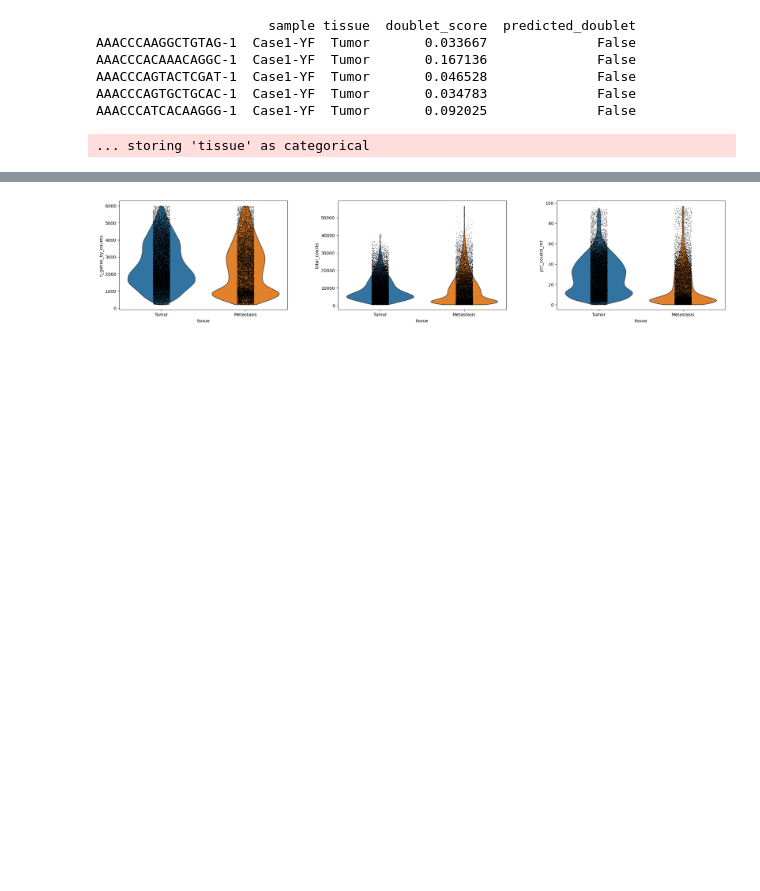
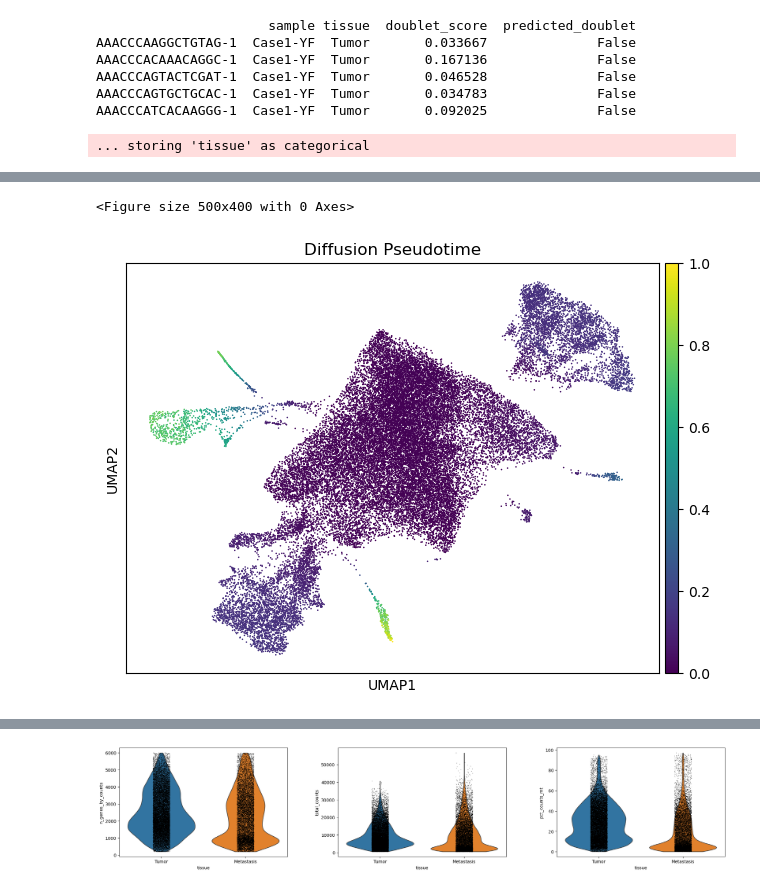
Before and after one commit to rinickulous/final2-project-scread, a Jupyter notebook: scanpy.ipynb, the cells around one changed output, grey strips where cells are left out. Cells and saved outputs as stored; diff of their text form; code cells hidden in the pictures; blank space fills up the shorter version.

```diff
--- a/scanpy.ipynb
+++ b/scanpy.ipynb
@@ -386,0 +467,46 @@ adata.write_h5ad('results/combined_all_samples_with_doublets.h5ad')
+# %%
+import scanpy as sc
+import numpy as np
+import matplotlib.pyplot as plt
+import os
+
+# 1) Load your merged AnnData (with Tumor, Metastasis, Normal)
+adata = sc.read_h5ad('results/combined_all_samples_scaled.h5ad')
+
+# 2) Compute diffusion map (10 diffusion components)
+sc.tl.diffmap(adata, n_comps=10)
+
+# 3) Build kNN graph on the diffusion map embedding
+sc.pp.neighbors(adata, n_neighbors=15, use_rep='X_diffmap')
+
+# 4) Choose a “root” cell index: prefer Normal tissue, else Tumor
+if 'Normal' in adata.obs['tissue'].unique():
+    root_ix = np.flatnonzero(adata.obs['tissue']=='Normal')[0]
+else:
+    root_ix = np.flatnonzero(adata.obs['tissue']=='Tumor')[0]
+adata.uns['iroot'] = int(root_ix)
+
+# 5) Run Diffusion Pseudotime (DPT) using that root
+sc.tl.dpt(adata, n_dcs=10)
+
+# 6) Save the updated AnnData (with dpt_pseudotime) for downstream
+os.makedirs('results', exist_ok=True)
+adata.write_h5ad('results/combined_with_dpt.h5ad')
+
+# 7) Plot UMAP colored by pseudotime and save
+os.makedirs('figures', exist_ok=True)
+plt.figure(figsize=(5,4))
+sc.pl.umap(
+    adata,
+    color='dpt_pseudotime',
+    cmap='viridis',
+    size=5,
+    show=False
+)
+plt.title('Diffusion Pseudotime')
+plt.tight_layout()
+plt.savefig('figures/umap_dpt_pseudotime.png', dpi=300, bbox_inches='tight')
+plt.show()
+# %% [output]
+<Figure size 500x400 with 0 Axes>
+[figure, added]
```
Also changed, not shown: parts of 9 cells of this notebook, 4 other files.
